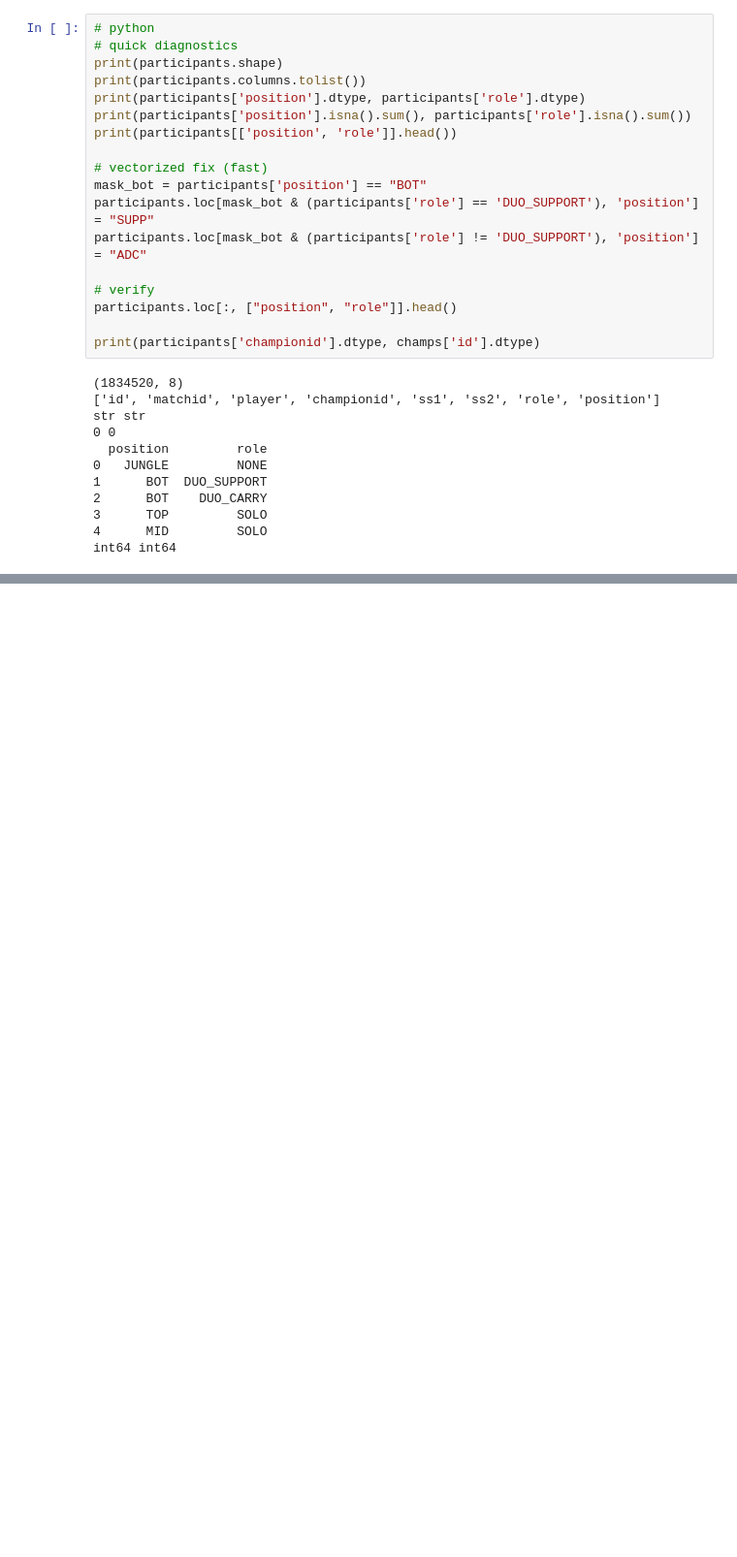
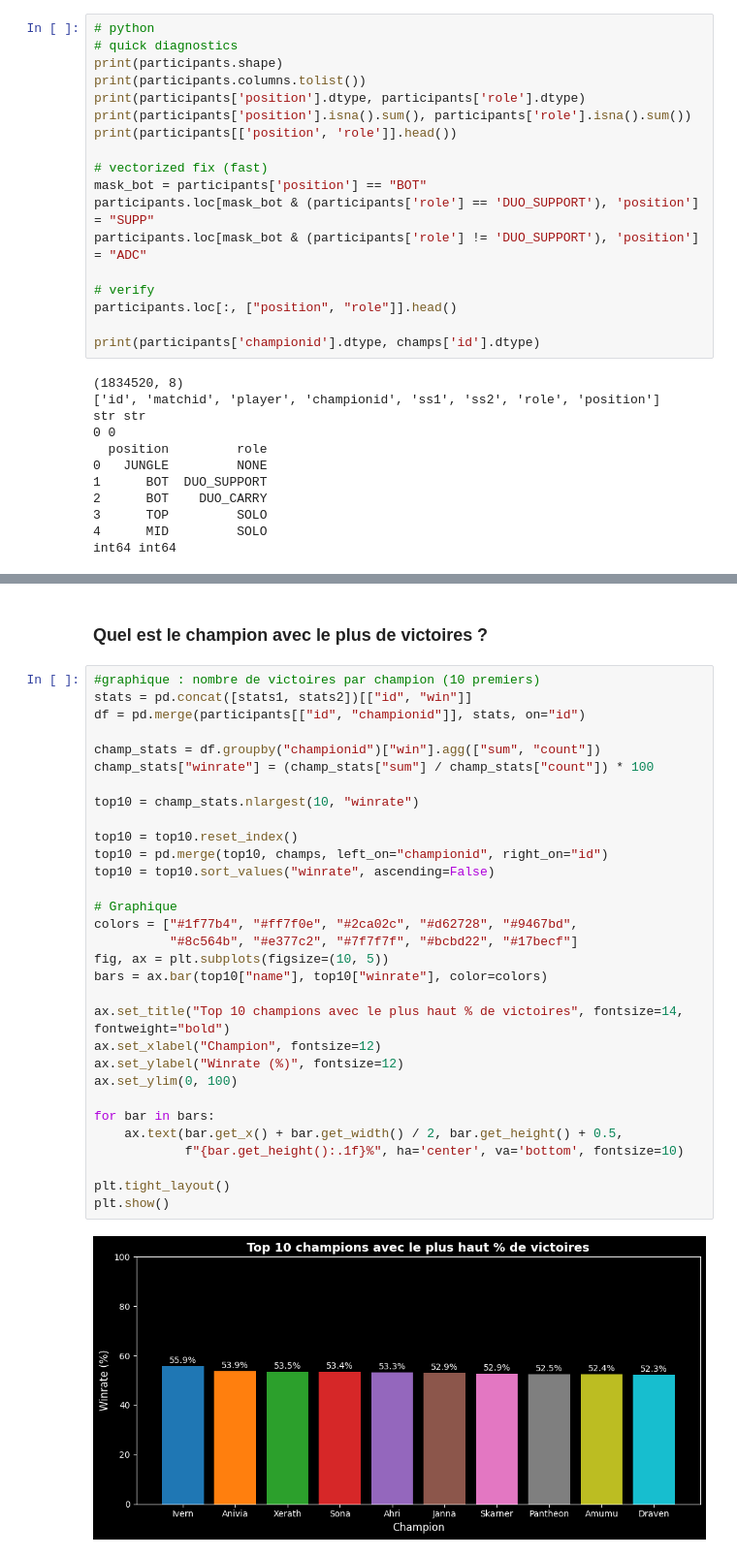
Before and after one commit to cbnoah/LOLDataAnalysis, a Jupyter notebook: sample.ipynb, the cells around one changed output, grey strips where cells are left out. Shown at 97% size. Cells and saved outputs as stored; diff of their text form; blank space fills up the shorter version.

```diff
--- a/sample.ipynb
+++ b/sample.ipynb
@@ -194,0 +176,35 @@ Name: champion_name, dtype: str]
+# %% [markdown]
+### Quel est le champion avec le plus de victoires ?
+# %%
+#graphique : nombre de victoires par champion (10 premiers)
+stats = pd.concat([stats1, stats2])[["id", "win"]]
+df = pd.merge(participants[["id", "championid"]], stats, on="id")
+
+champ_stats = df.groupby("championid")["win"].agg(["sum", "count"])
+champ_stats["winrate"] = (champ_stats["sum"] / champ_stats["count"]) * 100
+
+top10 = champ_stats.nlargest(10, "winrate")
+
+top10 = top10.reset_index()
+top10 = pd.merge(top10, champs, left_on="championid", right_on="id")
+top10 = top10.sort_values("winrate", ascending=False)
+
+# Graphique
+colors = ["#1f77b4", "#ff7f0e", "#2ca02c", "#d62728", "#9467bd",
+          "#8c564b", "#e377c2", "#7f7f7f", "#bcbd22", "#17becf"]
+fig, ax = plt.subplots(figsize=(10, 5))
+bars = ax.bar(top10["name"], top10["winrate"], color=colors)
+
+ax.set_title("Top 10 champions avec le plus haut % de victoires", fontsize=14, fontweight="bold")
+ax.set_xlabel("Champion", fontsize=12)
+ax.set_ylabel("Winrate (%)", fontsize=12)
+ax.set_ylim(0, 100)
+
+for bar in bars:
+    ax.text(bar.get_x() + bar.get_width() / 2, bar.get_height() + 0.5,
+            f"{bar.get_height():.1f}%", ha='center', va='bottom', fontsize=10)
+
+plt.tight_layout()
+plt.show()
+# %% [output]
+[figure, added]
```
Also changed, not shown: parts of 16 cells of this notebook.
